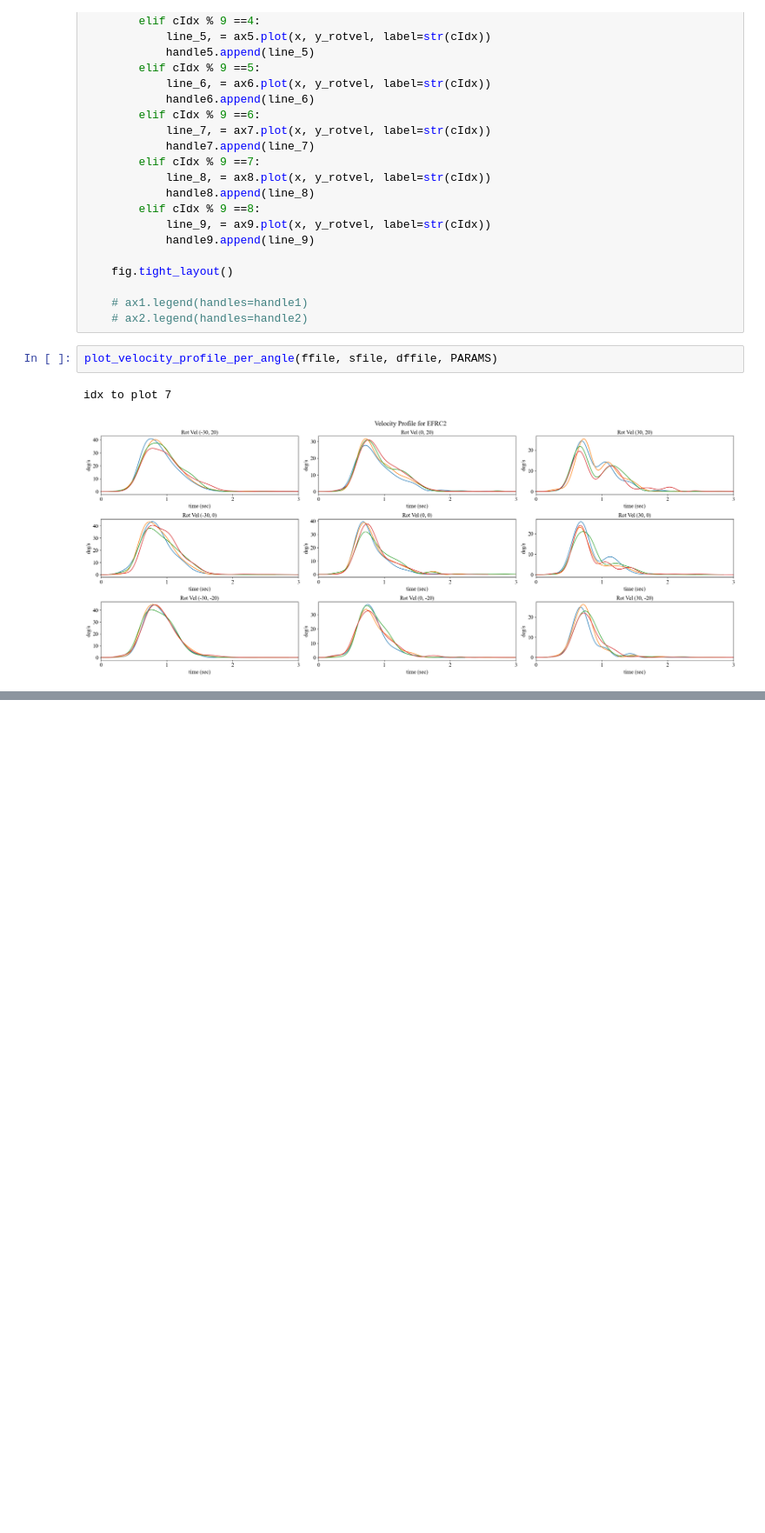
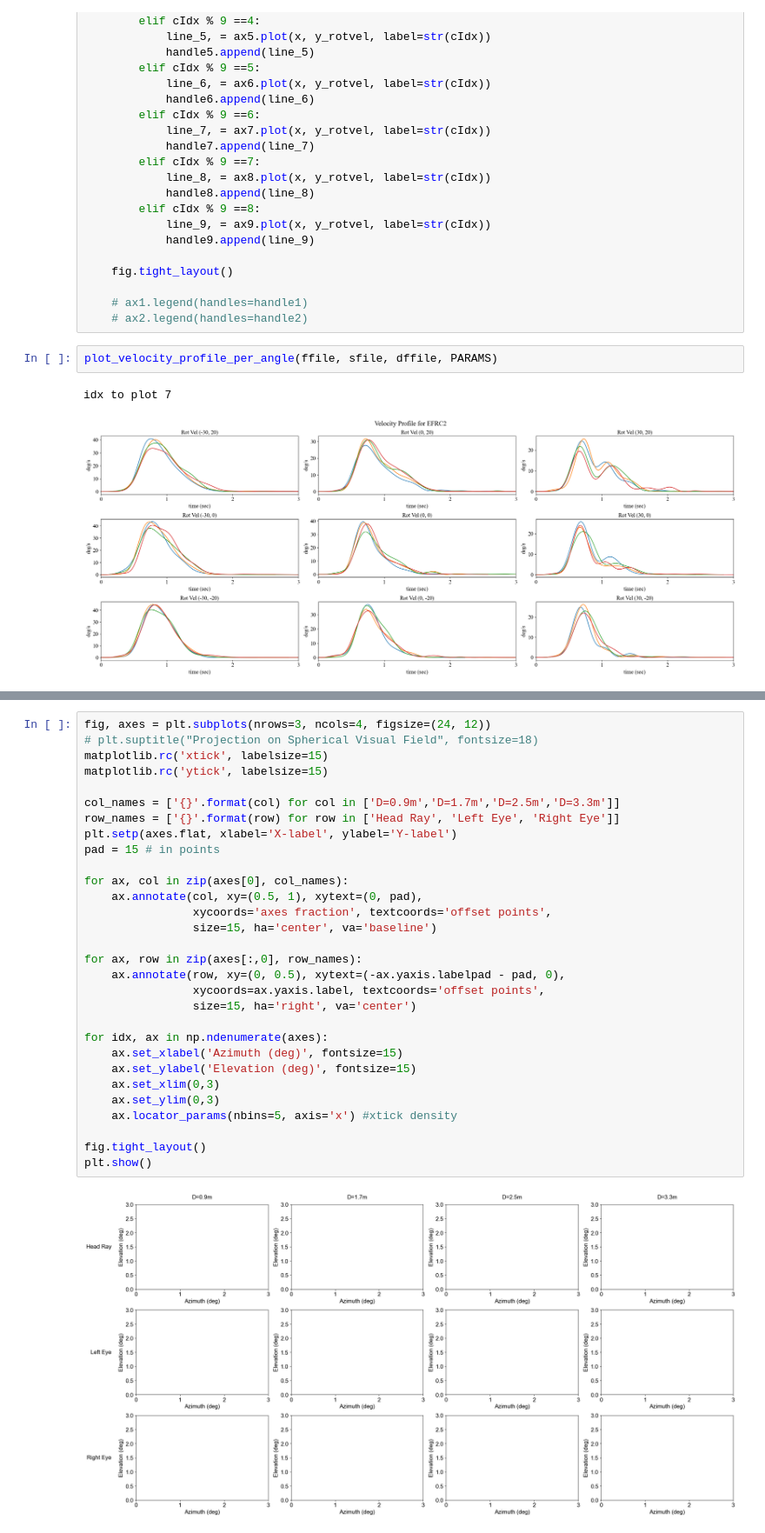
Before and after one commit to gitscade/stats, a Jupyter notebook: 05_temporal.ipynb, the cells around one changed output, grey strips where cells are left out. Shown at 87% size. Cells and saved outputs as stored; diff of their text form; blank space fills up the shorter version.

```diff
--- a/05_temporal.ipynb
+++ b/05_temporal.ipynb
@@ -1025,3 +1037,35 @@ ax.set_xlim(0,4)
 plt.show()
 # %% [output]
 [figure]
+# %%
+fig, axes = plt.subplots(nrows=3, ncols=4, figsize=(24, 12))
+# plt.suptitle("Projection on Spherical Visual Field", fontsize=18)
+matplotlib.rc('xtick', labelsize=15)
+matplotlib.rc('ytick', labelsize=15)
+
+col_names = ['{}'.format(col) for col in ['D=0.9m','D=1.7m','D=2.5m','D=3.3m']]
+row_names = ['{}'.format(row) for row in ['Head Ray', 'Left Eye', 'Right Eye']]
+plt.setp(axes.flat, xlabel='X-label', ylabel='Y-label')
+pad = 15 # in points
+
+for ax, col in zip(axes[0], col_names):
+    ax.annotate(col, xy=(0.5, 1), xytext=(0, pad),
+                xycoords='axes fraction', textcoords='offset points',
+                size=15, ha='center', va='baseline')
+
+for ax, row in zip(axes[:,0], row_names):
+    ax.annotate(row, xy=(0, 0.5), xytext=(-ax.yaxis.labelpad - pad, 0),
+                xycoords=ax.yaxis.label, textcoords='offset points',
+                size=15, ha='right', va='center')
+
+for idx, ax in np.ndenumerate(axes):
+    ax.set_xlabel('Azimuth (deg)', fontsize=15)
+    ax.set_ylabel('Elevation (deg)', fontsize=15)
+    ax.set_xlim(0,3)
+    ax.set_ylim(0,3)
+    ax.locator_params(nbins=5, axis='x') #xtick density
+
+fig.tight_layout()
+plt.show()
+# %% [output]
+[figure, added]
```
Also changed, not shown: parts of 3 cells of this notebook, 3 other files.
